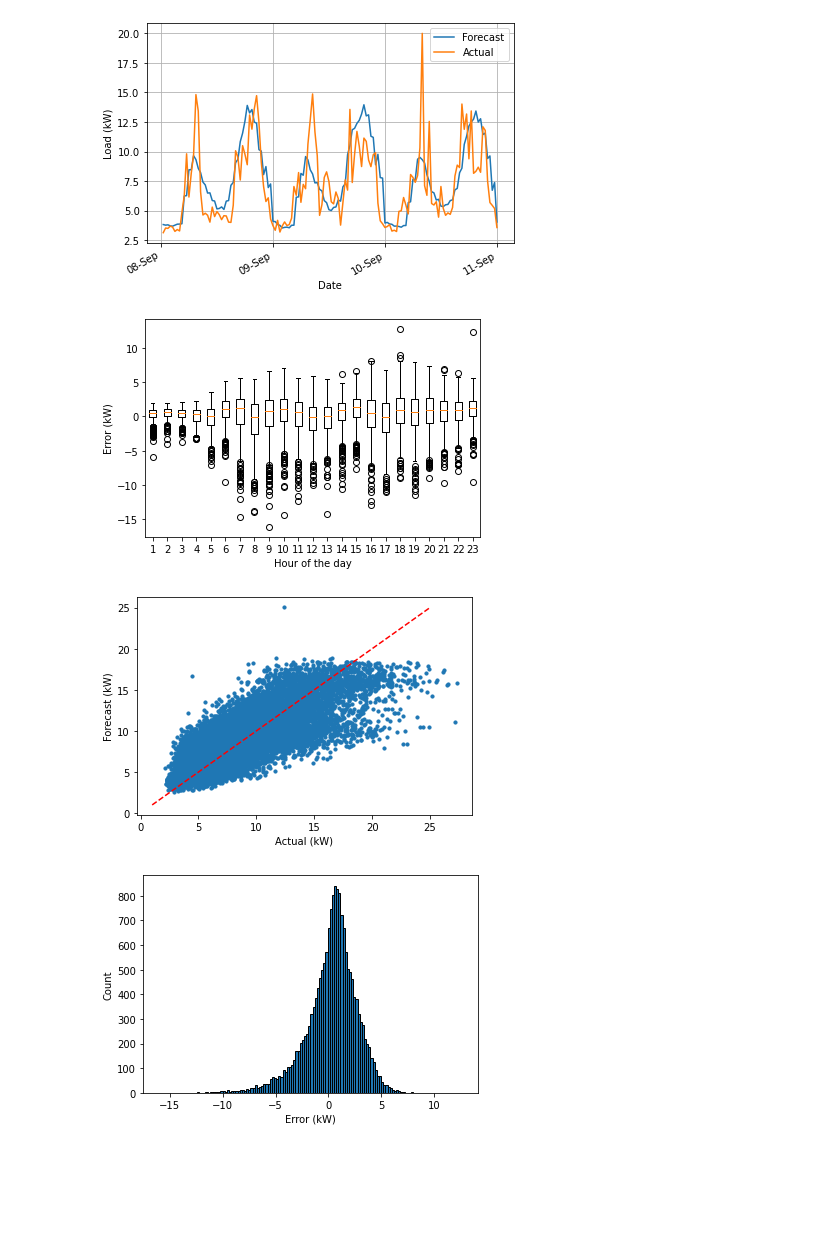
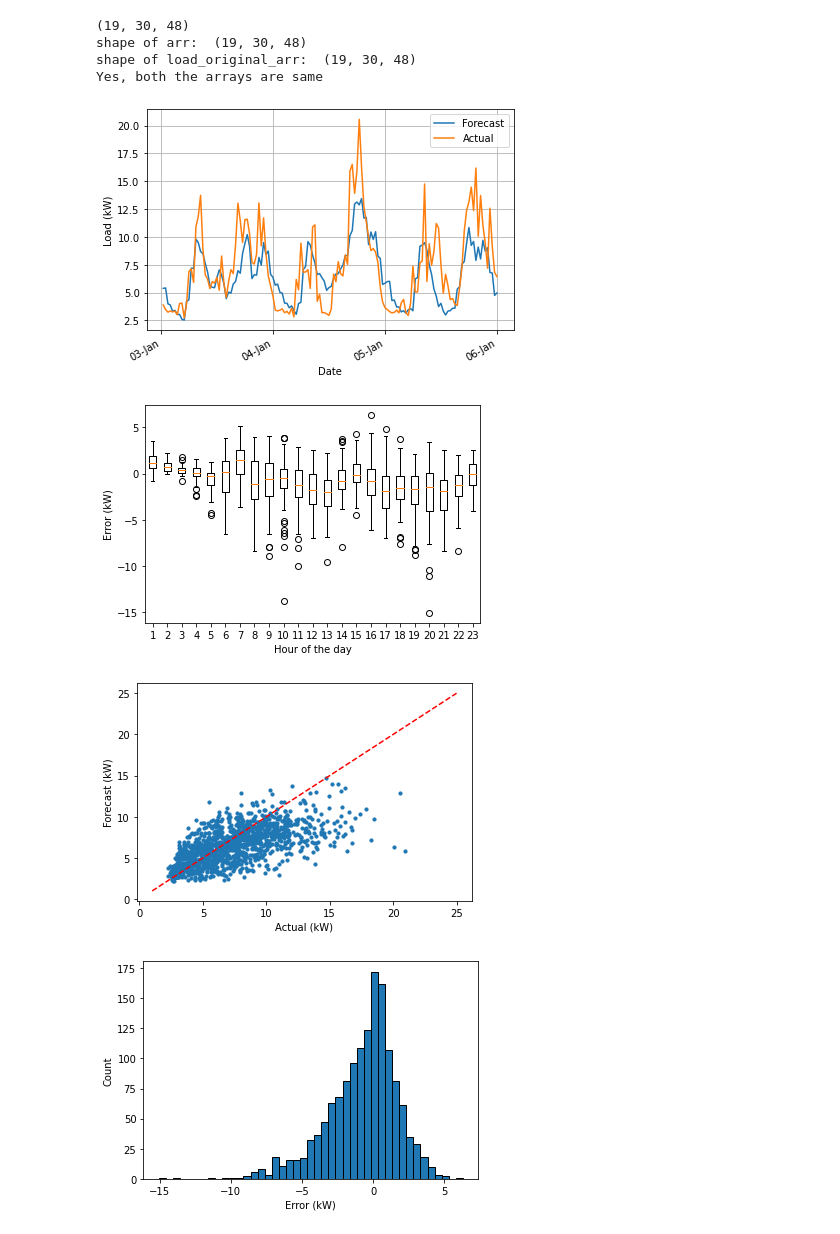
Before and after one commit to stait20/Code, a Jupyter notebook: scikit/NeuralNet.ipynb, the cells around one changed output. Drawn from its saved outputs; the diff is of its cells as text; code cells hidden in the pictures; blank space fills up the shorter version.

```diff
--- a/scikit/NeuralNet.ipynb
+++ b/scikit/NeuralNet.ipynb
@@ -50,19 +55,56 @@ print(X_test.shape)
 # %%
-mlp = MLPRegressor(hidden_layer_sizes=(10,10,10), activation='relu', solver='adam', max_iter=500)
+mlp = MLPRegressor(hidden_layer_sizes=(9,9,9), activation='relu', solver='adam', max_iter=5000)
 mlp.fit(X_train,y_train)
 
 predict_train = mlp.predict(X_train)
 predict_test = mlp.predict(X_test)
+# %%
+data = mlp.predict(X_test)
+
+data2 = []
+for feeder in range(data.shape[1]):
+    tempDays = []
+    for day in range(0,data.shape[0],48):
+        temp = []
+        for i in range(48):
+            temp.append(data[day+i][feeder])
+        tempDays.append(temp)
+    data2.append(tempDays)
+
+data = np.asarray(data2)
+print(data.shape)
+
+data_reshaped = data.reshape(data.shape[0], -1)
+
+np.savetxt("forecastData.txt", data_reshaped)
+
+load_data = np.loadtxt("forecastData.txt")
+load_original_arr = load_data.reshape(load_data.shape[0], load_data.shape[1] // data.shape[2], data.shape[2])
+
+print("shape of arr: ", data.shape)
+print("shape of load_original_arr: ", load_original_arr.shape)
+
+if (load_original_arr == data).all():
+    print("Yes, both the arrays are same")
+else:
+    print("No, both the arrays are not same")
+# %% [output]
+(19, 30, 48)
+shape of arr:  (19, 30, 48)
+shape of load_original_arr:  (19, 30, 48)
+Yes, both the arrays are same
 # %%
-d = 250
+d = 2
 l = d*48
 h = d*48 + 3*48
 
-preds = mlp.predict(df[predictors])
+real_data = df["crawfordCrescent_F2"].iloc[7247:8687]
+predict_test = predict_test[:,1]
+#preds = mlp.predict(df[predictors])
 # %%
 fig, ax = plt.subplots()
-ax.plot(df["Timestamp"].iloc[l:h], preds[l:h], label="Forecast")
-ax.plot(df["Timestamp"].iloc[l:h], df["crawfordCrescent_F2"].iloc[l:h], label="Actual")
+ax.plot(df["Timestamp"].iloc[l:h], predict_test[l:h], label="Forecast")
+ax.plot(df["Timestamp"].iloc[l:h], real_data[l:h], label="Actual")
 # Major ticks every day
 ax.xaxis.set_major_locator(mdates.DayLocator())
 ax.grid(True)
@@ -79,40 +121,40 @@ plt.tight_layout()
 #plt.savefig("pers_forecast.jpg", dpi=300, bbox_inches="tight")
 plt.show()
 # %% [output]
-[figure, old version]
+[figure, new version]
 # %%
-mean_absolute_error(df["crawfordCrescent_F2"],preds)
-error = preds - df["crawfordCrescent_F2"]
+mean_absolute_error(real_data,predict_test)
+error = predict_test - real_data
 box_data =[]
 
 for i in range(1,24):
     x = error.values[i*2::48]
     y = error.values[i*2-1::48]
     box_data.append(np.concatenate((x,y)))
 
 
 plt.boxplot(box_data)
 plt.xlabel("Hour of the day")
 plt.ylabel("Error (kW)")
 #plt.savefig("boxplot.jpg", dpi=300)
 plt.show()
 
-plt.scatter(df["crawfordCrescent_F2"], preds,s=10)
+plt.scatter(real_data, predict_test,s=10)
 plt.plot([1,25], [1,25], c="r",ls="--")
 plt.xlabel("Actual (kW)")
 plt.ylabel("Forecast (kW)")
 #plt.savefig("linear.jpg", dpi=300)
 plt.show()
 
 plt.hist(error, bins='auto', edgecolor='black', linewidth=1)
 plt.xlabel("Error (kW)")
 plt.ylabel("Count")
 #plt.savefig("hist.jpg", dpi=300)
 plt.show()
 # %% [output]
-[figure, old version]
+[figure, new version]
-[figure, old version]
+[figure, new version]
-[figure, old version]
+[figure, new version]
 # %%
 peaksReal = []
 peaksPred = []
```
Also changed, not shown: parts of 6 cells of this notebook, 1 other file.
